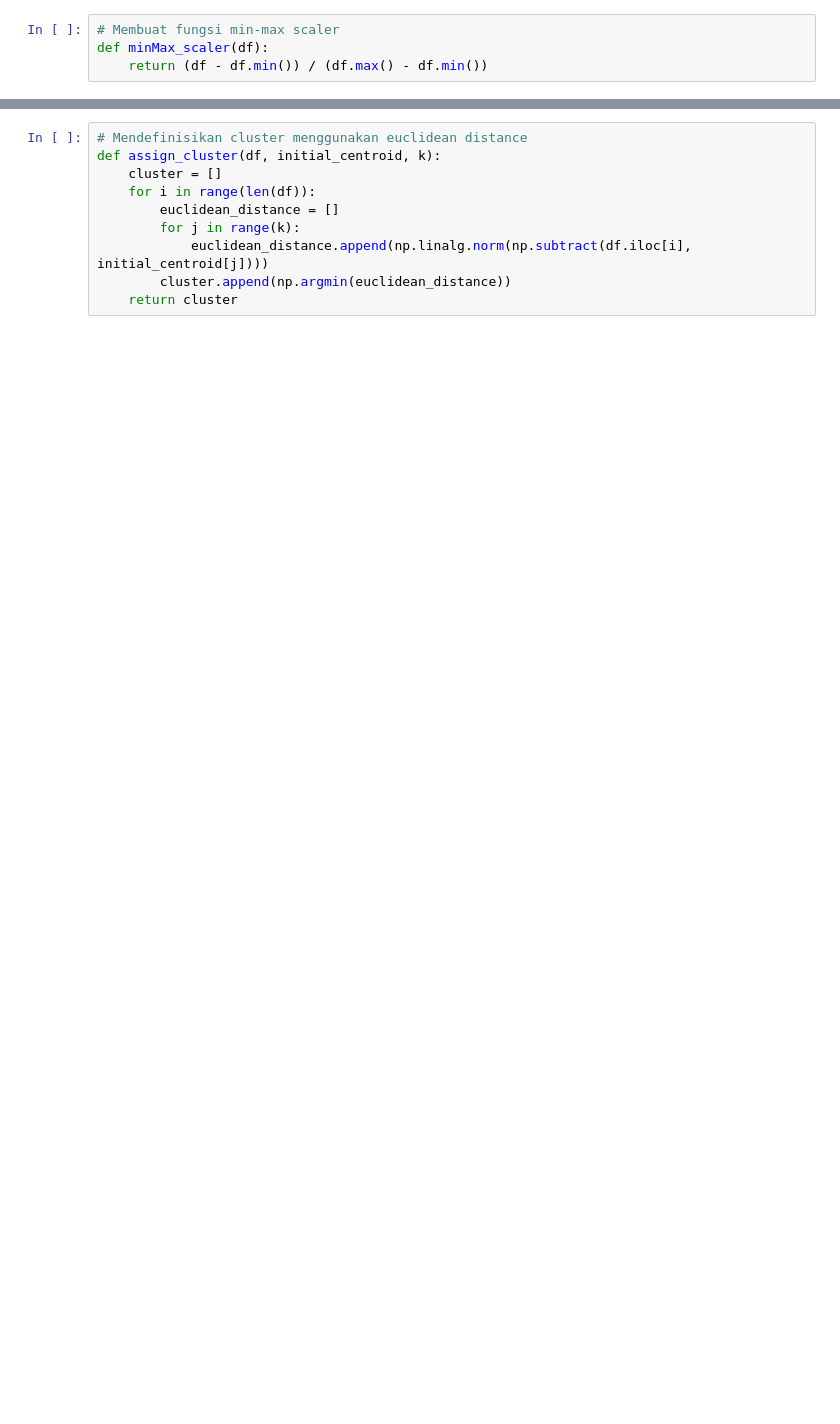
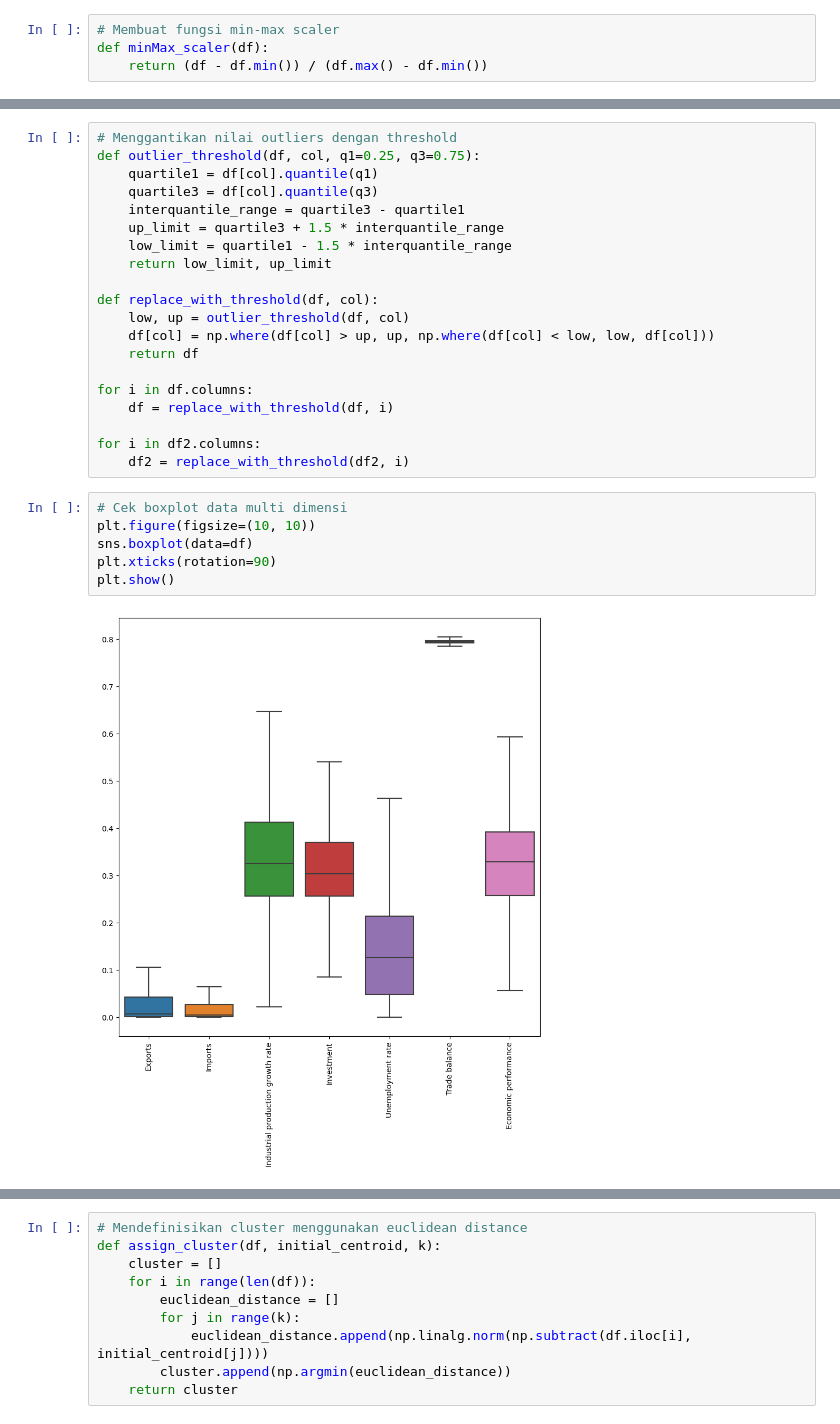
Before and after one commit to mzkki25/kmeans-without-libraries, a Jupyter notebook: kmeans.ipynb, the cells around one changed output, grey strips where cells are left out. Saved outputs shown, nothing was run; the diff lists cells and outputs as text; blank space fills up the shorter version.

```diff
--- a/kmeans.ipynb
+++ b/kmeans.ipynb
@@ -61,0 +99,28 @@ df.head()
+# %%
+# Menggantikan nilai outliers dengan threshold
+def outlier_threshold(df, col, q1=0.25, q3=0.75):
+    quartile1 = df[col].quantile(q1)
+    quartile3 = df[col].quantile(q3)
+    interquantile_range = quartile3 - quartile1
+    up_limit = quartile3 + 1.5 * interquantile_range
+    low_limit = quartile1 - 1.5 * interquantile_range
+    return low_limit, up_limit
+
+def replace_with_threshold(df, col):
+    low, up = outlier_threshold(df, col)
+    df[col] = np.where(df[col] > up, up, np.where(df[col] < low, low, df[col]))
+    return df
+
+for i in df.columns:
+    df = replace_with_threshold(df, i)
+
+for i in df2.columns:
+    df2 = replace_with_threshold(df2, i)
+# %%
+# Cek boxplot data multi dimensi
+plt.figure(figsize=(10, 10))
+sns.boxplot(data=df)
+plt.xticks(rotation=90)
+plt.show()
+# %% [output]
+[figure, added]
```
Also changed, not shown: parts of 71 cells of this notebook.
